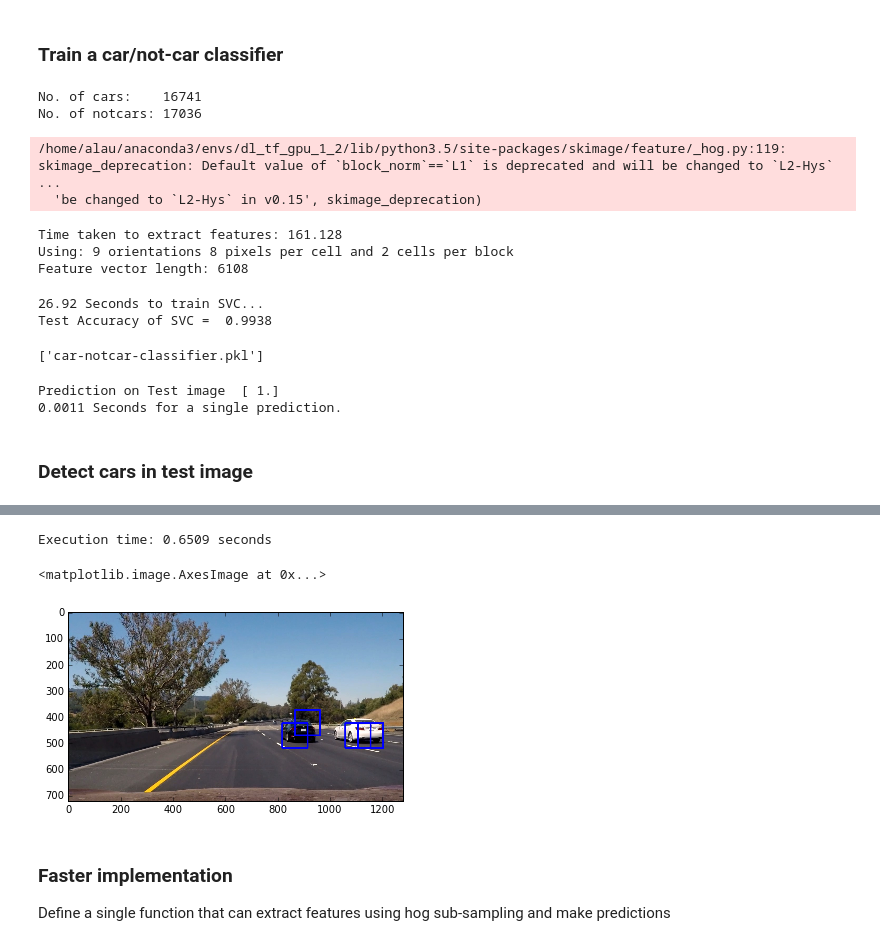
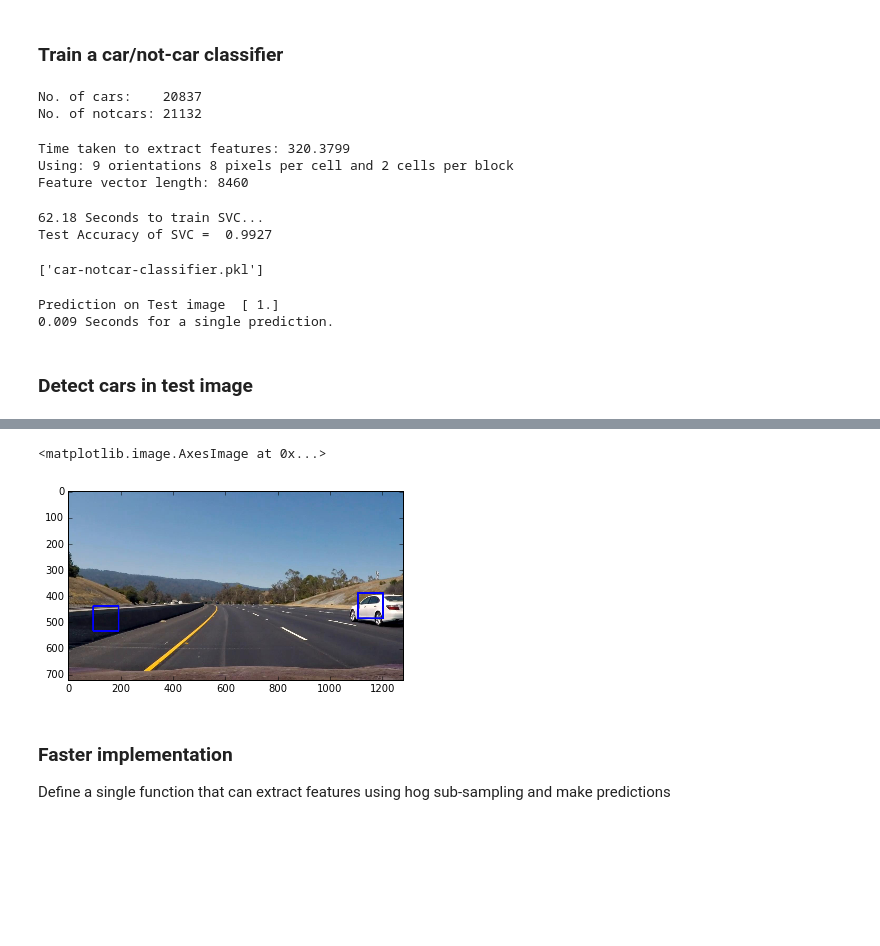
Before and after one commit to allen8r/sdc-vehicle-detection-tracking, a Jupyter notebook: detect-cars.ipynb, the cells around one changed output, grey strips where cells are left out. Saved outputs shown, nothing was run; the diff lists cells and outputs as text; code cells hidden in the pictures; blank space fills up the shorter version.

Commit message:
Tune parameters for feature extraction. Update hog sub-sampling to sample from smaller patches of the source image. Apply higher heatmap label threshold to minimize false positive boxes.

```diff
--- a/detect-cars.ipynb
+++ b/detect-cars.ipynb
@@ -23,7 +23,7 @@ from vehicle_detection_helper import *
 ### Train a car/not-car classifier
 # %%
 # Read in cars and notcars
-images_path = './data/input/'
+images_path = './data/input/mix_proj_udac/'
 
 cars = glob.glob(images_path + 'cars_jpg/*.jpg')
 notcars = glob.glob(images_path + 'not-cars_jpg/*.jpg')
@@ -37,20 +37,20 @@ notcars = glob.glob(images_path + 'not-cars_jpg/*.jpg')
 print('No. of cars:    {}'.format(len(cars)))
 print('No. of notcars: {}'.format(len(notcars)))
 
-color_space = 'YCrCb' # Can be RGB, HSV, LUV, HLS, YUV, YCrCb
+color_space = 'LUV' # Can be RGB, HSV, LUV, HLS, YUV, YCrCb, LAB
 orient = 9  # HOG orientations
 pix_per_cell = 8 # HOG pixels per cell
 cell_per_block = 2 # HOG cells per block
 hog_channel = 'ALL' # Can be 0, 1, 2, or "ALL"
-spatial_size = (16, 16) # Spatial binning dimensions
-hist_bins = 16    # Number of histogram bins
+spatial_size = (32, 32) # Spatial binning dimensions
+hist_bins = 32    # Number of histogram bins
 spatial_feat = True # Spatial features on or off
 hist_feat = True # Histogram features on or off
 hog_feat = True # HOG features on or off
-y_start_stop = [375, 675] # Min and max in y to search in slide_window()
+y_start_stop = [390, 675] # Min and max in y to search in slide_window()
 # %% [output]
-No. of cars:    16741
-No. of notcars: 17036
+No. of cars:    20837
+No. of notcars: 21132
 # %%
 def scaled_X_y(cars,
                notcars,
@@ -130,11 +130,9 @@ print('Using:',orient,'orientations',pix_per_cell,
 
 print('Feature vector length:', len(X_train[0]))
 # %% [output]
-/home/alau/anaconda3/envs/dl_tf_gpu_1_2/lib/python3.5/site-packages/skimage/feature/_hog.py:119: skimage_deprecation: Default value of `block_norm`==`L1` is deprecated and will be changed to `L2-Hys`  ...
-  'be changed to `L2-Hys` in v0.15', skimage_deprecation)
+Time taken to extract features: 320.3799
+Using: 9 orientations 8 pixels per cell and 2 cells per block
+Feature vector length: 8460
-Time taken to extract features: 161.128
-Using: 9 orientations 8 pixels per cell and 2 cells per block
-Feature vector length: 6108
 # %%
 # Train the Classifier
 # Use a linear SVC
@@ -150,24 +148,24 @@ print('Test Accuracy of SVC = ', round(svc.score(X_test, y_test), 4))
 # Save the trained model
 joblib.dump(svc, 'car-notcar-classifier.pkl')
 # %% [output]
-26.92 Seconds to train SVC...
-Test Accuracy of SVC =  0.9938
+62.18 Seconds to train SVC...
+Test Accuracy of SVC =  0.9927
 ['car-notcar-classifier.pkl']
 # %%
 # Check the prediction time for a single sample
 t = time.time()
-print('Prediction on Test image ', svc.predict([X_test[128]]))
+print('Prediction on Test image ', svc.predict([X_test[64]]))
 t2 = time.time()
 print(round(t2-t,4), 'Seconds for a single prediction.')
 # %% [output]
 Prediction on Test image  [ 1.]
-0.0011 Seconds for a single prediction.
+0.009 Seconds for a single prediction.
 # %% [markdown]
 ### Detect cars in test image
 # %%
 # Using sliding window, extracting hog features per window
-test_img = mpimg.imread('./test_images/test6.jpg')
-#test_img = mpimg.imread('./test_images/proj_vid_frame8.jpg')
+#test_img = mpimg.imread('./test_images/test6.jpg')
+test_img = mpimg.imread('./test_images/proj_vid_frame8.jpg')
 draw_image = np.copy(test_img)
 
 t = time.time()
@@ -199,6 +196,5 @@ plt.imshow(window_img)
-Execution time: 0.6509 seconds
+<matplotlib.image.AxesImage at 0x...>
-<matplotlib.image.AxesImage at 0x...>
-[figure, old version]
+[figure, new version]
 # %% [markdown]
 ### Faster implementation
 
```
Also changed, not shown: parts of 14 cells of this notebook, 5 other files.
